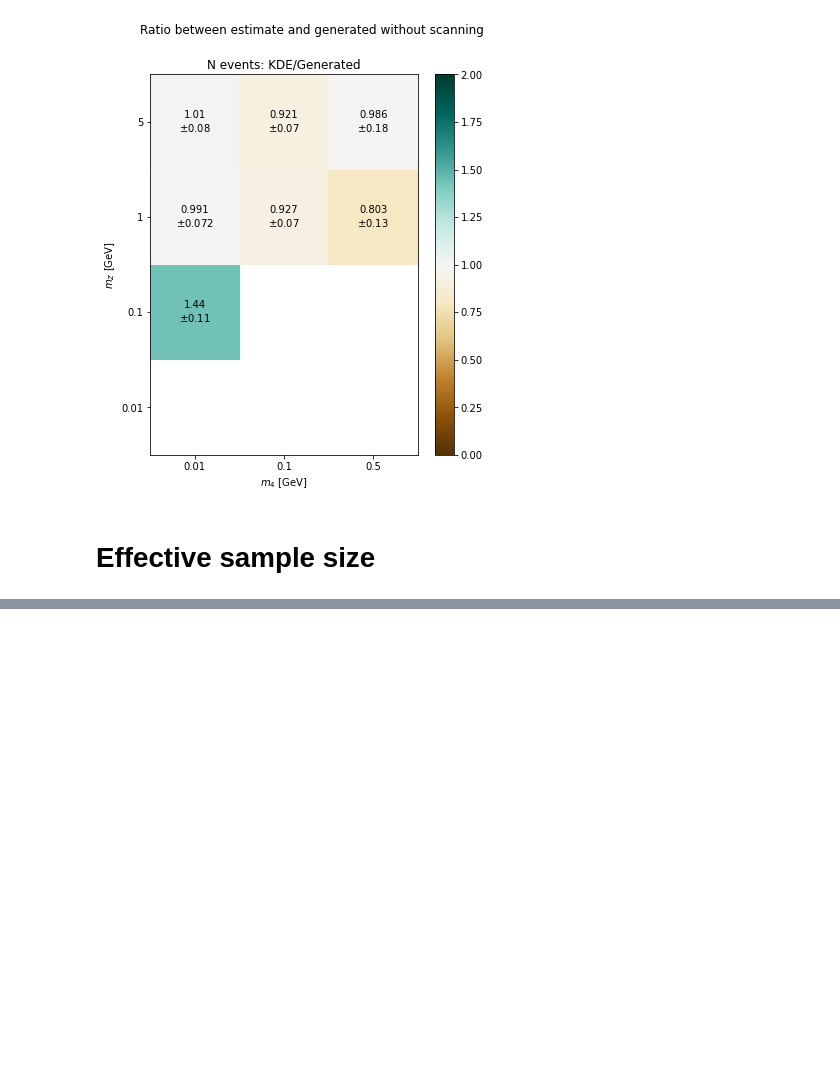
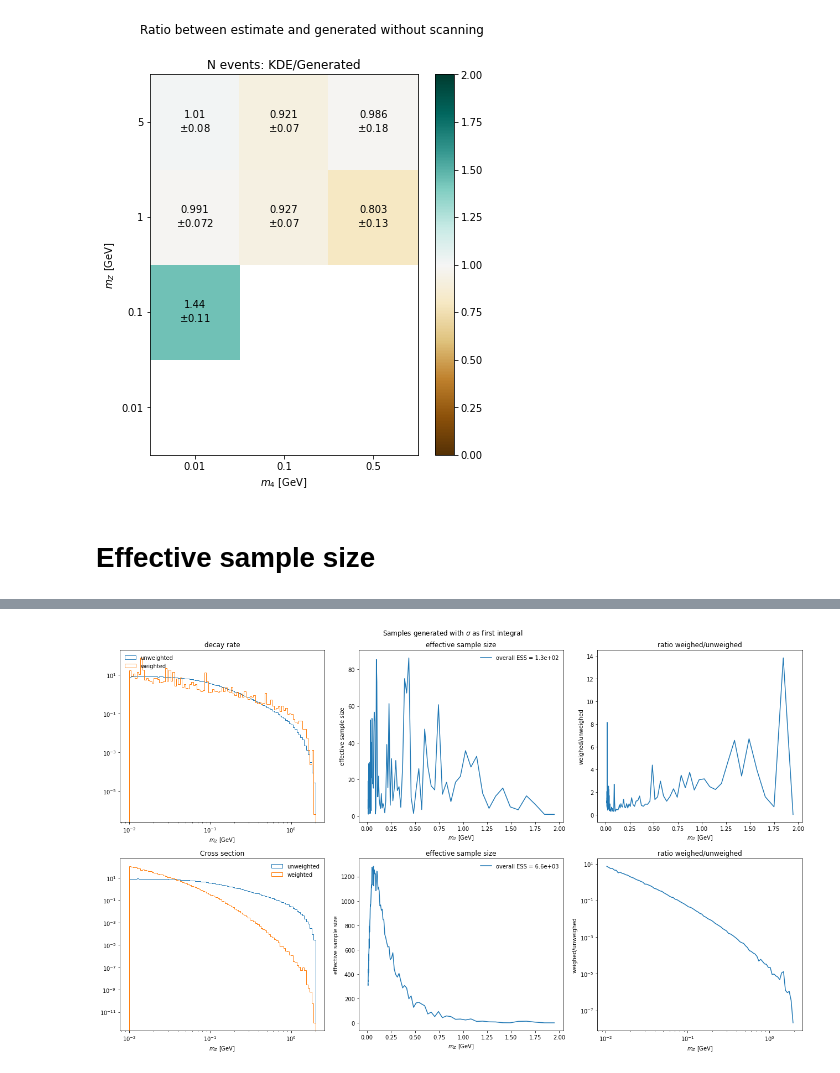
Before and after one commit to mhostert/dark-neutrinos-at-T2K, a Jupyter notebook: exp_analysis/2_comparison_parameters.ipynb, the cells around one changed output, grey strips where cells are left out. Cells and saved outputs as stored; diff of their text form; code cells hidden in the pictures; blank space fills up the shorter version.

```diff
--- a/exp_analysis/2_comparison_parameters.ipynb
+++ b/exp_analysis/2_comparison_parameters.ipynb
@@ -140,8 +145,8 @@ for m4 in physics_parameters[case]['m4_scan']:
                 continue
         else:
             df = my_exp_analysis.load_df(m4, mz)
-            n_event_no_scan[-1].append(df['actual_weight', ''].sum())
-            sigma_n_event_no_scan[-1].append(np.sqrt((df['actual_weight', '']**2).sum()))
+            n_event_no_scan[-1].append(df['actual_weight'].sum())
+            sigma_n_event_no_scan[-1].append(np.sqrt((df['actual_weight']**2).sum()))
 n_event_no_scan = np.array(n_event_no_scan)
 sigma_n_event_no_scan = np.array(sigma_n_event_no_scan)
 # %%
@@ -353,0 +381,94 @@ plt.savefig(save_folder+'m4_weights.png', dpi=250)
+# %%
+this_sample = mz_values
+xlabel = r'$m_Z$ [GeV]'
+bins = np.logspace(-2,np.log10(2),100)
+
+fig = plt.figure(figsize=[18, 11])
+fig.suptitle(f'Samples generated with $\sigma$ as first integral')
+
+plt.subplot(231)
+plt.hist(this_sample,
+         density=True,
+         label='unweighted',
+         histtype='step',
+        bins=bins)
+plt.hist(this_sample,
+         weights=weight_decay_values,
+         density=True,
+         label='weighted',
+         histtype='step',
+        bins=bins)
+plt.legend(frameon=False, loc='upper left')
+plt.title('decay rate')
+plt.xlabel(xlabel)
+plt.yscale('log')
+plt.xscale('log')
+
+plt.subplot(232)
+result = binned_statistic(this_sample, weight_decay_values,
+                 statistic=effective_sample_size,
+                 bins=bins)
+bin_centers = (result[1][:-1] + result[1][1:])/2
+plt.plot(bin_centers, result[0], label=f'overall ESS = {effective_sample_size(weight_decay_values):.2g}')
+plt.legend(frameon=False)
+plt.xlabel(xlabel)
+plt.ylabel('effective sample size')
+plt.title('effective sample size')
+
+plt.subplot(233)
+result = binned_statistic(this_sample, weight_decay_values,
+                 statistic=ratio_weighted_unweighted,
+                 bins=bins)
+bin_centers = (result[1][:-1] + result[1][1:])/2
+plt.plot(bin_centers, result[0]*len(weight_decay_values)/weight_decay_values.sum())
+plt.xlabel(xlabel)
+plt.ylabel('weighed/unweighed')
+plt.title('ratio weighed/unweighed')
+
+
+
+plt.subplot(234)
+plt.hist(this_sample,
+         density=True,
+         label='unweighted',
+         histtype='step',
+        bins=bins)
+plt.hist(this_sample,
+         weights=weight_values,
+         density=True,
+         label='weighted',
+         histtype='step',
+        bins=bins)
+plt.legend(frameon=False, loc='upper right')
+plt.title('Cross section')
+plt.xlabel(xlabel)
+plt.yscale('log')
+plt.xscale('log')
+
+plt.subplot(235)
+result = binned_statistic(this_sample, weight_values,
+                 statistic=effective_sample_size,
+                 bins=bins)
+bin_centers = (result[1][:-1] + result[1][1:])/2
+plt.plot(bin_centers, result[0], label=f'overall ESS = {effective_sample_size(weight_values):.2g}')
+plt.legend(frameon=False)
+plt.xlabel(xlabel)
+plt.ylabel('effective sample size')
+plt.title('effective sample size')
+
+plt.subplot(236)
+result = binned_statistic(this_sample, weight_values,
+                 statistic=ratio_weighted_unweighted,
+                 bins=bins)
+bin_centers = (result[1][:-1] + result[1][1:])/2
+plt.plot(bin_centers, result[0]*len(weight_values)/weight_values.sum())
+plt.xlabel(xlabel)
+plt.ylabel('weighed/unweighed')
+plt.title('ratio weighed/unweighed')
+plt.yscale('log')
+plt.xscale('log')
+
+plt.tight_layout()
+plt.savefig(save_folder+'mz_weights.png', dpi=250)
+# %% [output]
+[figure, added]
```
Also changed, not shown: parts of 11 cells of this notebook, 4 other files.
